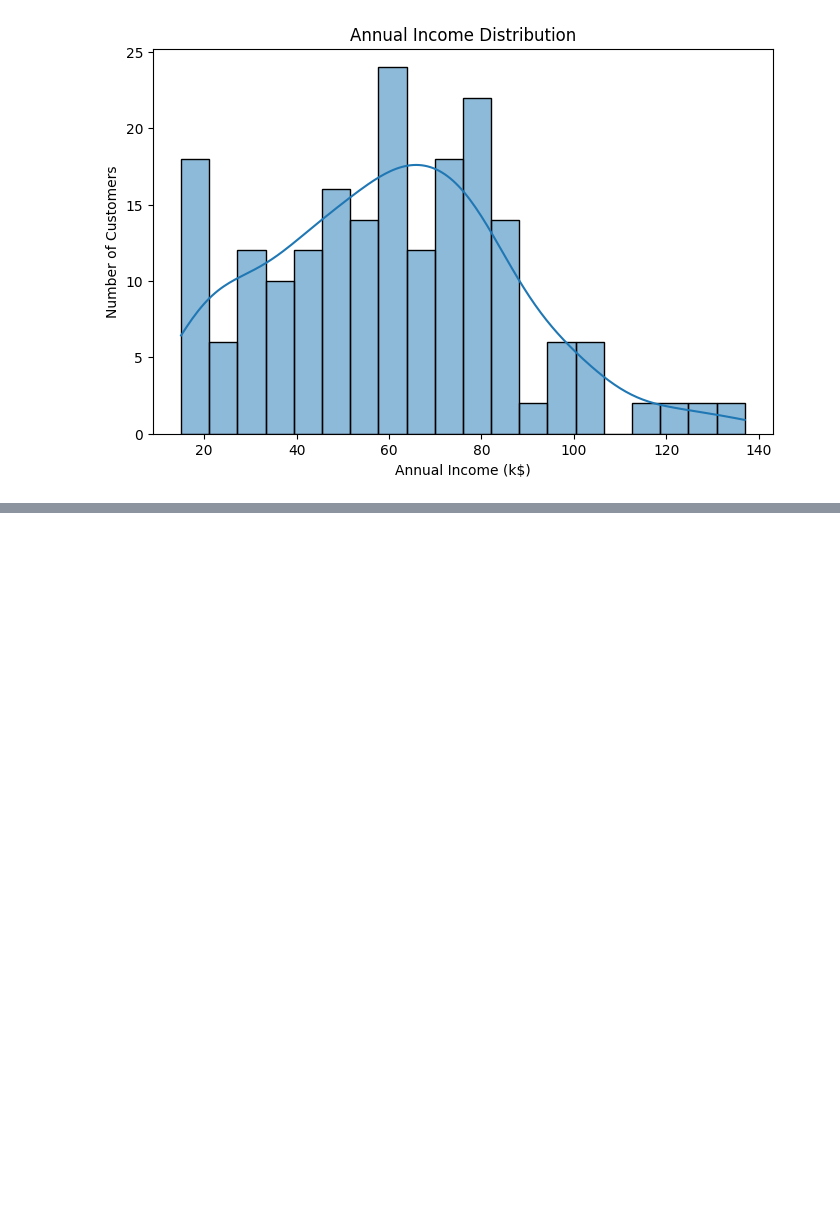
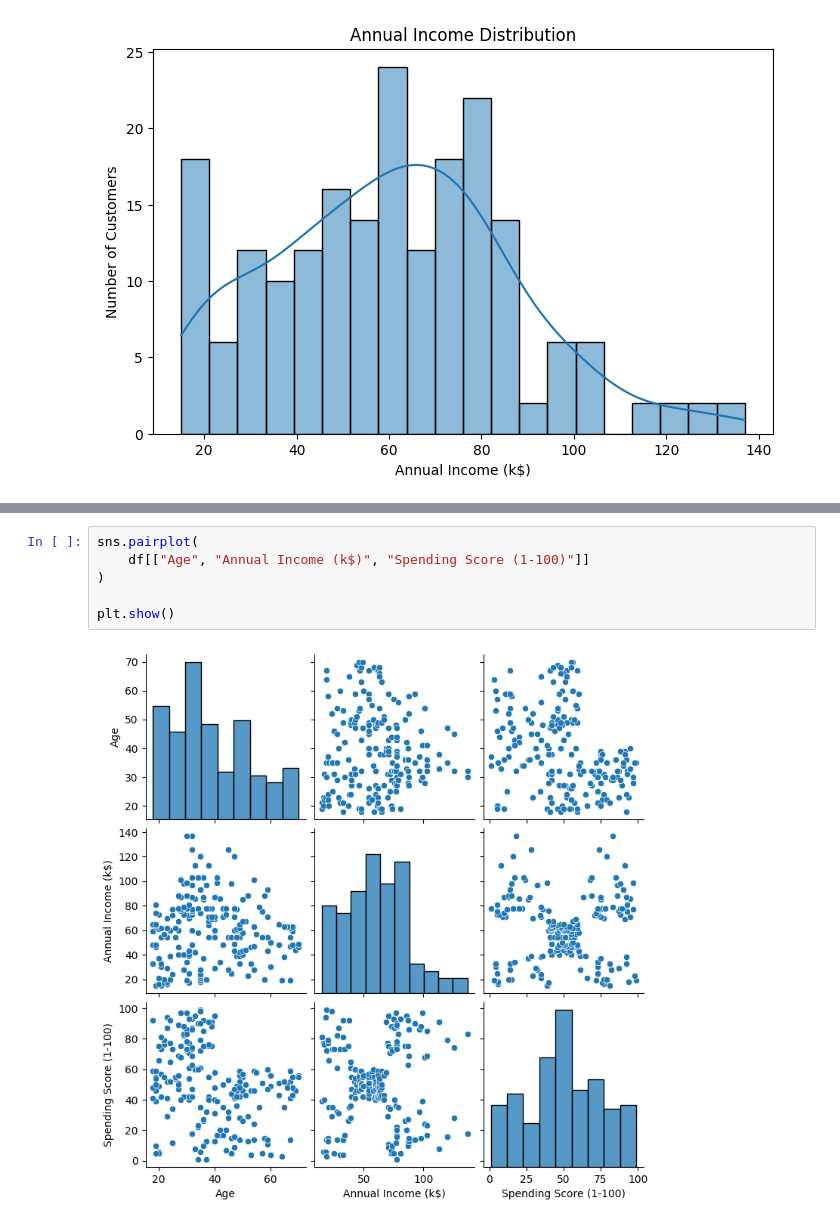
Before and after one commit to haneef333/customer-segmentation, a Jupyter notebook: notebooks/customer_segmentation.ipynb, the cells around one changed output, grey strips where cells are left out. Drawn from its saved outputs; the diff is of its cells as text; blank space fills up the shorter version.

```diff
--- a/notebooks/customer_segmentation.ipynb
+++ b/notebooks/customer_segmentation.ipynb
@@ -100,0 +133,8 @@ plt.show()
+# %%
+sns.pairplot(
+    df[["Age", "Annual Income (k$)", "Spending Score (1-100)"]]
+)
+
+plt.show()
+# %% [output]
+[figure, added]
```
Also changed, not shown: parts of 6 cells of this notebook.
